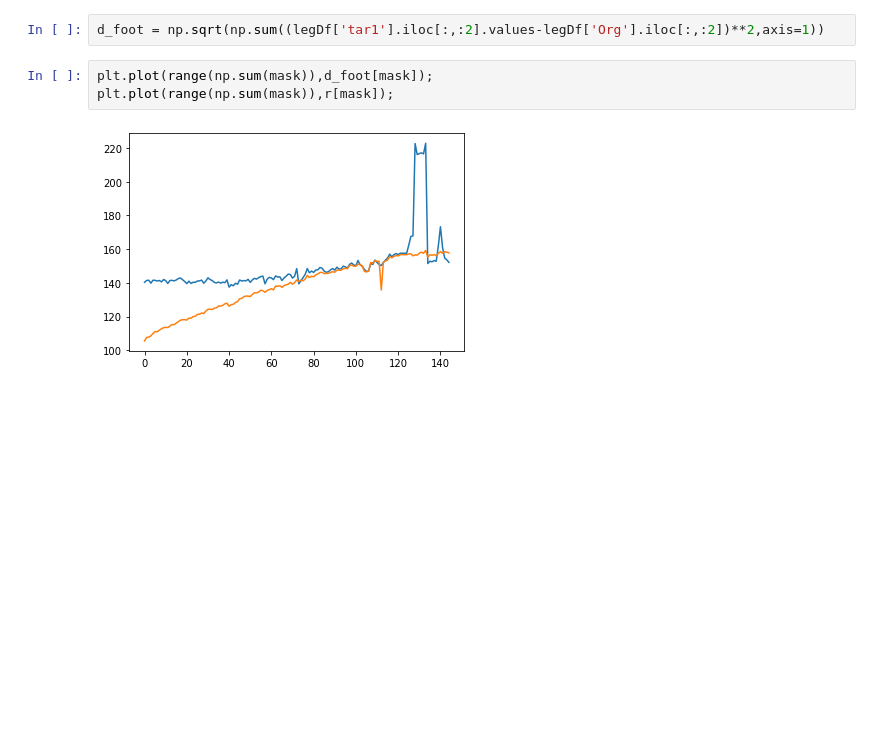
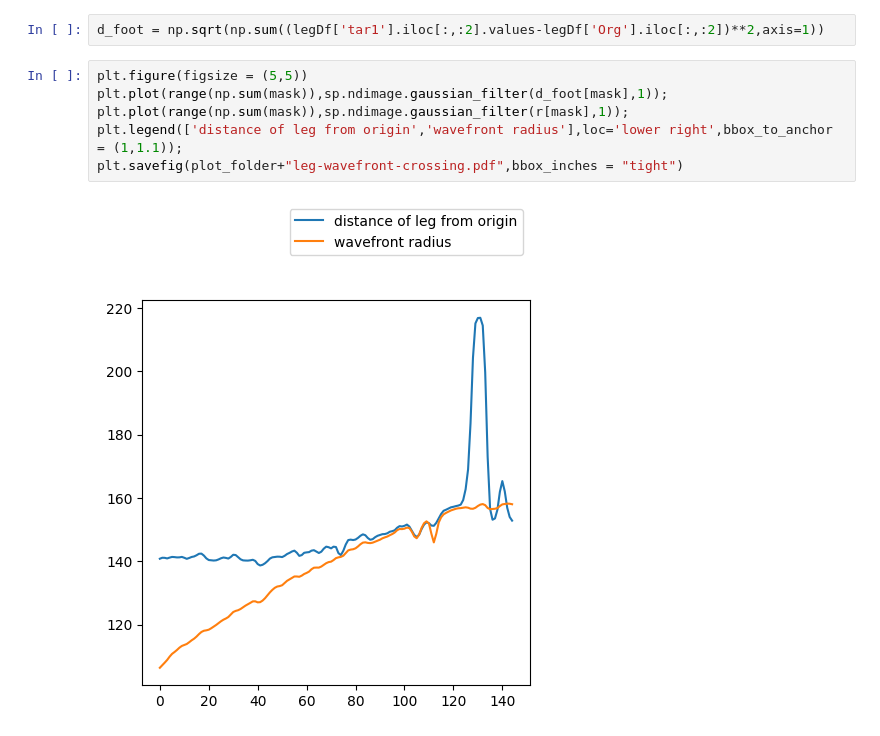
Before and after one commit to shivChitinous/bite-tracks, a Jupyter notebook: legAnalysis.ipynb, the cells around one changed output. Cells and saved outputs as stored; diff of their text form; blank space fills up the shorter version.

```diff
--- a/legAnalysis.ipynb
+++ b/legAnalysis.ipynb
@@ -67,8 +76,11 @@ ax.legend(loc='best');
 # %%
 d_foot = np.sqrt(np.sum((legDf['tar1'].iloc[:,:2].values-legDf['Org'].iloc[:,:2])**2,axis=1))
 # %%
-plt.plot(range(np.sum(mask)),d_foot[mask]);
-plt.plot(range(np.sum(mask)),r[mask]);
+plt.figure(figsize = (5,5))
+plt.plot(range(np.sum(mask)),sp.ndimage.gaussian_filter(d_foot[mask],1));
+plt.plot(range(np.sum(mask)),sp.ndimage.gaussian_filter(r[mask],1));
+plt.legend(['distance of leg from origin','wavefront radius'],loc='lower right',bbox_to_anchor = (1,1.1));
+plt.savefig(plot_folder+"leg-wavefront-crossing.pdf",bbox_inches = "tight")
 # %% [output]
-[figure, old version]
+[figure, new version]
 # %%
```
Also changed, not shown: parts of 10 cells of this notebook, 15 other files.
